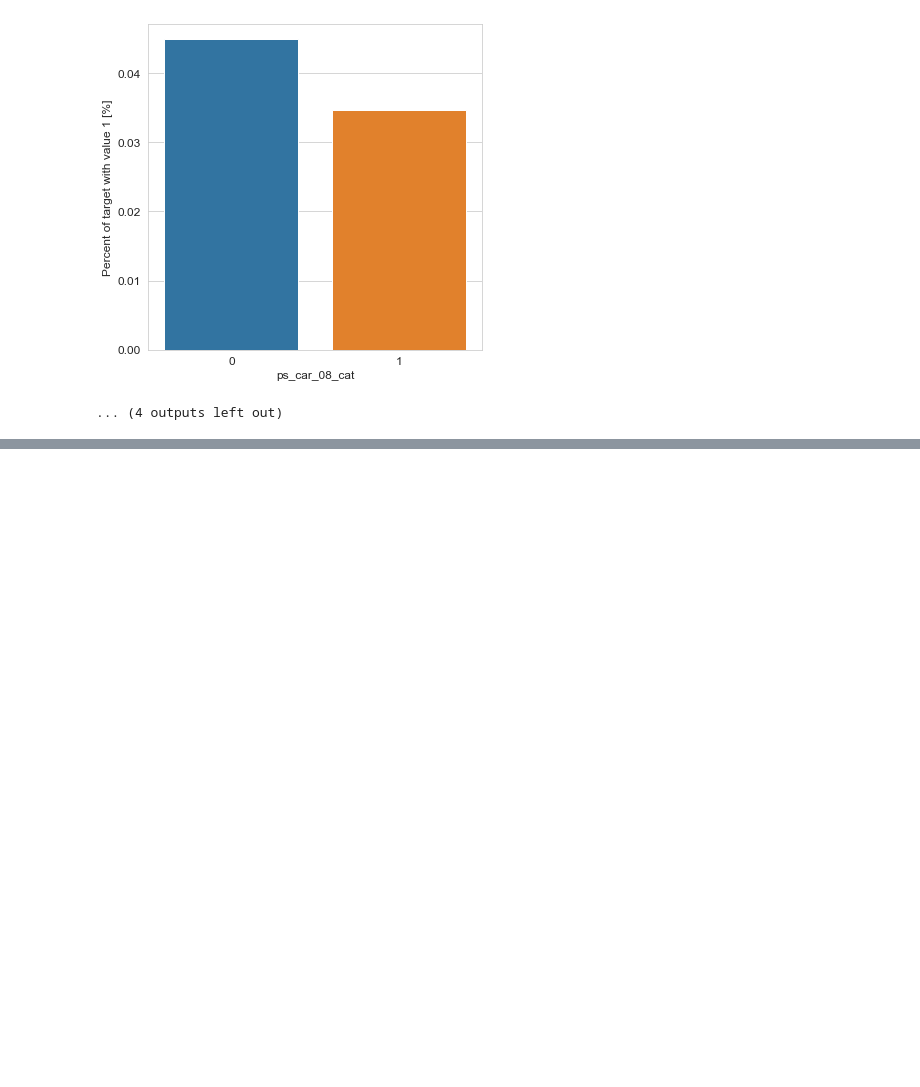
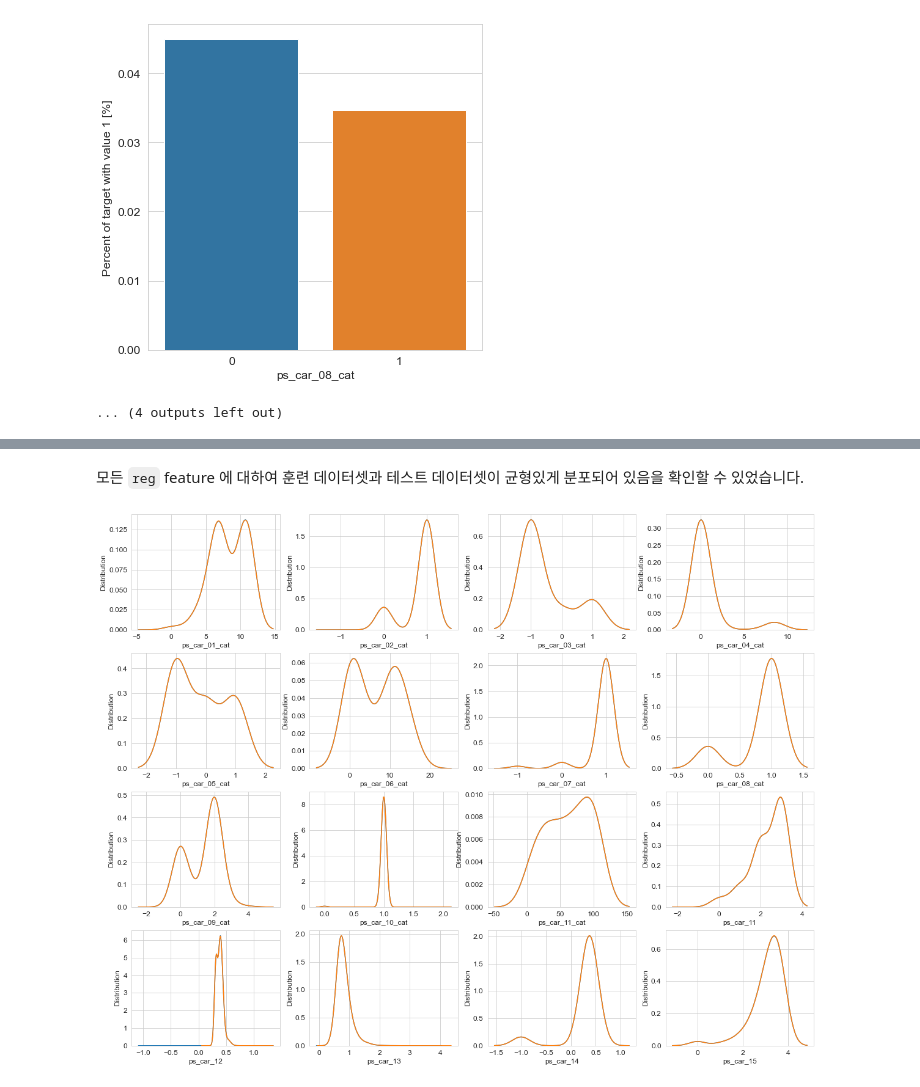
Before and after one commit to Deep-dive-into-Kaggle-and-ML/Kaggle, a Jupyter notebook: week01/Eunhee/Exploratory-analysis.ipynb, the cells around one changed output, grey strips where cells are left out. Saved outputs shown, nothing was run; the diff lists cells and outputs as text; code cells hidden in the pictures; blank space fills up the shorter version.

```diff
--- a/week01/Eunhee/Exploratory-analysis.ipynb
+++ b/week01/Eunhee/Exploratory-analysis.ipynb
@@ -445,0 +496,20 @@ for feature in var:
+# %% [markdown]
+모든 `reg` feature 에 대하여 훈련 데이터셋과 테스트 데이터셋이 균형있게 분포되어 있음을 확인할 수 있었습니다.
+# %%
+var = metadata[(metadata.category == 'car') & (metadata.preserve)].index
+sns.set_style('whitegrid')
+
+fig, ax = plt.subplots(4, 4, figsize=(20, 16))
+i = 0
+for feature in var:
+    i += 1
+    plt.subplot(4, 4, i)
+    sns.kdeplot(trainset[feature], bw=0.5, label="train")
+    sns.kdeplot(testset[feature], bw=0.5, label="test")
+    plt.ylabel('Distribution', fontsize=12)
+    plt.xlabel(feature, fontsize=12)
+    locs, labels = plt.xticks()
+    plt.tick_params(axis='both', which='major', labelsize=12)
+plt.show()
+# %% [output]
+[figure, added]
```
Also changed, not shown: parts of 30 cells of this notebook.
